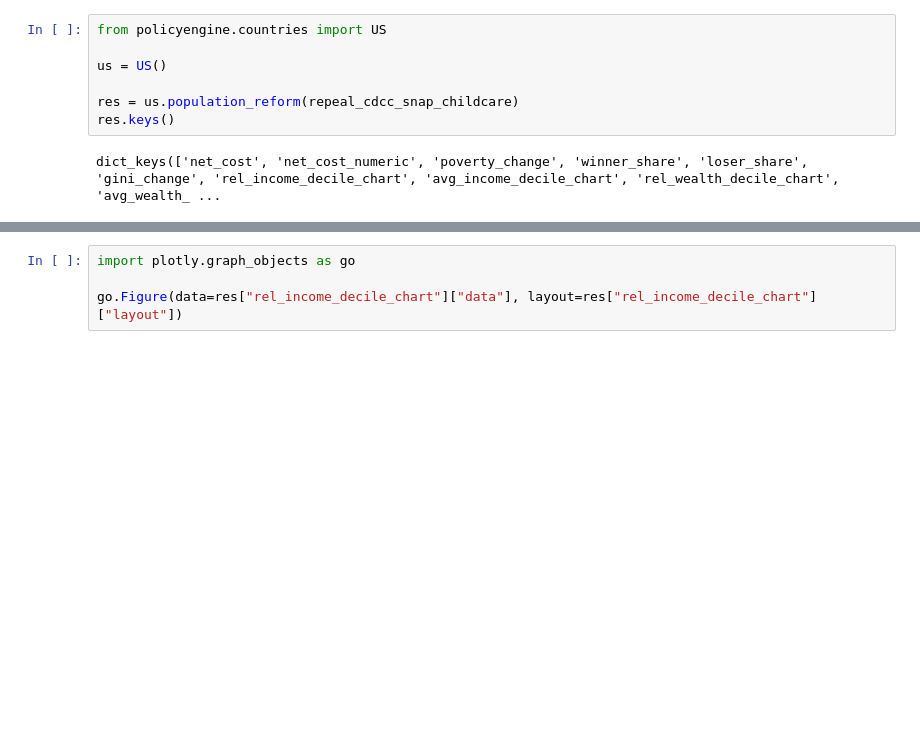
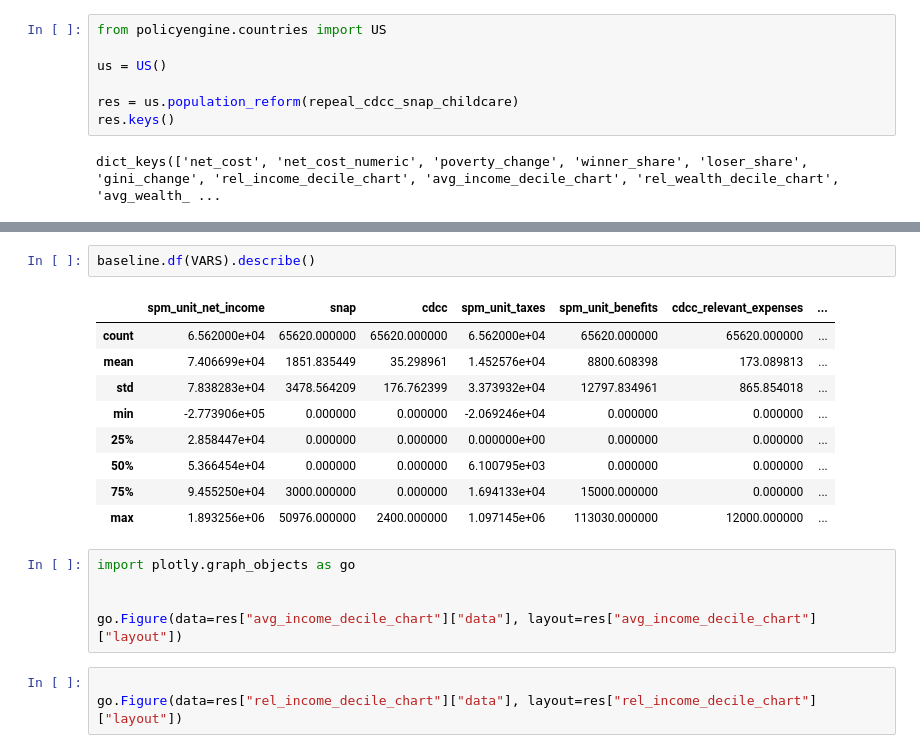
Before and after one commit to UBICenter/snap-cdcc-childcare-child-allowance, a Jupyter notebook: website/post.ipynb, the cells around one changed output, grey strips where cells are left out. Cells and saved outputs as stored; diff of their text form; blank space fills up the shorter version.

```diff
--- a/website/post.ipynb
+++ b/website/post.ipynb
@@ -81,4 +141,20 @@ dict_keys(['net_cost', 'net_cost_numeric', 'poverty_change', 'winner_share', 'lo
+# %%
+baseline.df(VARS).describe()
+# %% [output]
+|  | spm_unit_net_income | snap | cdcc | spm_unit_taxes | spm_unit_benefits | cdcc_relevant_expenses | ... |
+| count | 6.562000e+04 | 65620.000000 | 65620.000000 | 6.562000e+04 | 65620.000000 | 65620.000000 | ... |
+| mean | 7.406699e+04 | 1851.835449 | 35.298961 | 1.452576e+04 | 8800.608398 | 173.089813 | ... |
+| std | 7.838283e+04 | 3478.564209 | 176.762399 | 3.373932e+04 | 12797.834961 | 865.854018 | ... |
+| min | -2.773906e+05 | 0.000000 | 0.000000 | -2.069246e+04 | 0.000000 | 0.000000 | ... |
+| 25% | 2.858447e+04 | 0.000000 | 0.000000 | 0.000000e+00 | 0.000000 | 0.000000 | ... |
+| 50% | 5.366454e+04 | 0.000000 | 0.000000 | 6.100795e+03 | 0.000000 | 0.000000 | ... |
+| 75% | 9.455250e+04 | 3000.000000 | 0.000000 | 1.694133e+04 | 15000.000000 | 0.000000 | ... |
+| max | 1.893256e+06 | 50976.000000 | 2400.000000 | 1.097145e+06 | 113030.000000 | 12000.000000 | ... |
 # %%
 import plotly.graph_objects as go
 
-go.Figure(data=res["rel_income_decile_chart"]["data"], layout=res["rel_income_decile_chart"]["layout"])
+
+go.Figure(data=res["avg_income_decile_chart"]["data"], layout=res["avg_income_decile_chart"]["layout"])
+# %%
+
+go.Figure(data=res["rel_income_decile_chart"]["data"], layout=res["rel_income_decile_chart"]["layout"])
```
Also changed, not shown: parts of 7 cells of this notebook.
